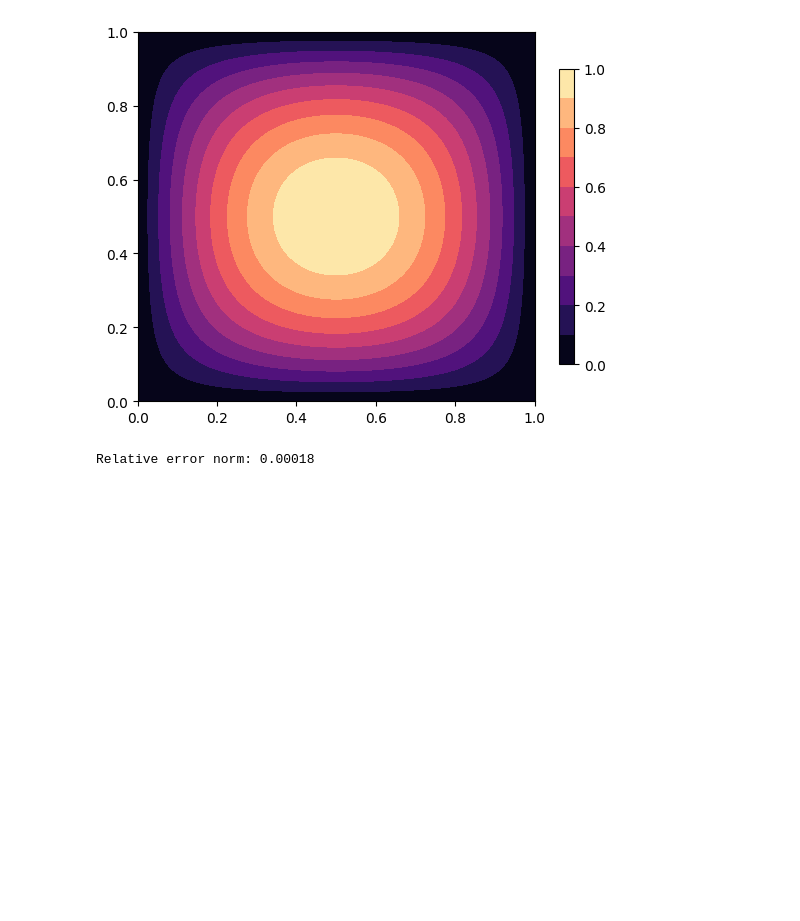
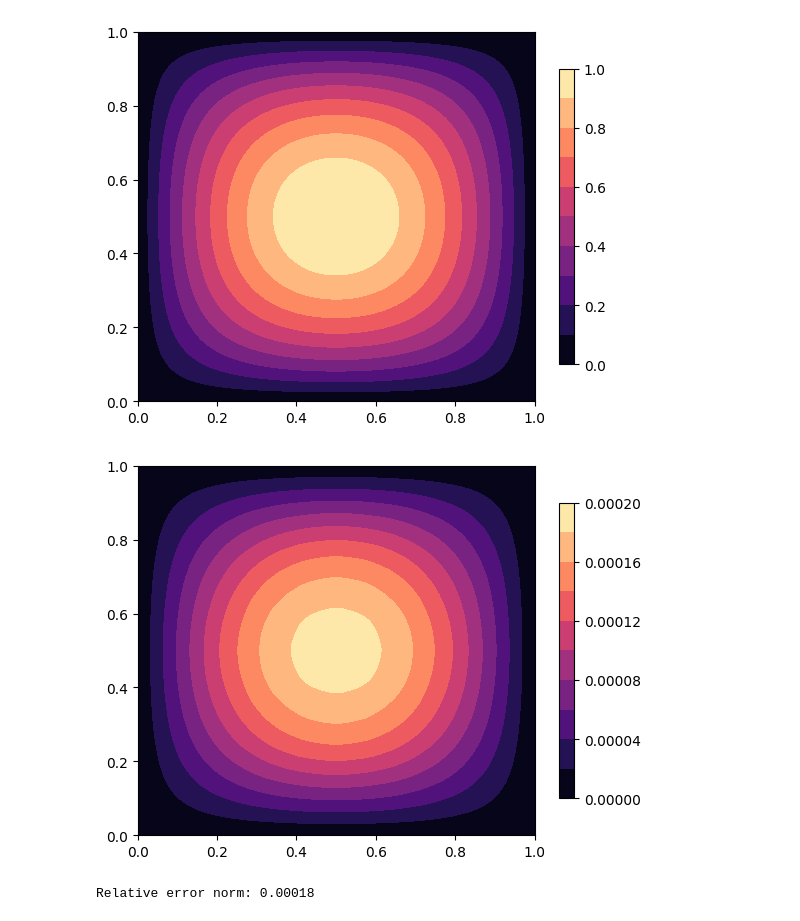
Before and after one commit to oscar-rincon/fwi, a Jupyter notebook: 01_poisson_dirichlet.ipynb, the cells around one changed output. Saved outputs shown, nothing was run; the diff lists cells and outputs as text; code cells hidden in the pictures; blank space fills up the shorter version.

```diff
--- a/01_poisson_dirichlet.ipynb
+++ b/01_poisson_dirichlet.ipynb
@@ -136,6 +136,17 @@ plt.colorbar(shrink=0.8)
 plt.show()
 # %% [output]
 [figure]
+# %%
+# Plot the exact solution
+plt.contourf(u_exact - p.data[0], cmap='magma', extent=extent, levels=10)
+
+# Add a colorbar to the plot
+plt.colorbar(shrink=0.8)
+
+# Display the plot
+plt.show()
+# %% [output]
+[figure, added]
 # %%
 # Calculate the relative error
 error = np.linalg.norm(p.data[nt].flatten() - u_exact.flatten()) / np.linalg.norm(u_exact.flatten())
```
